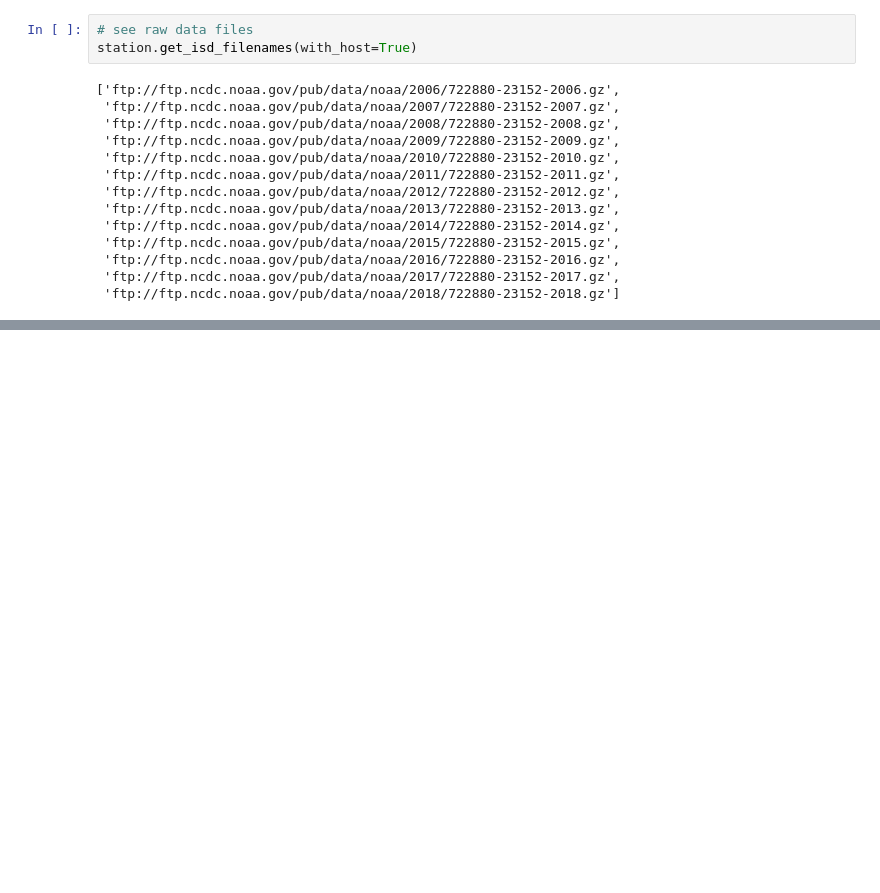
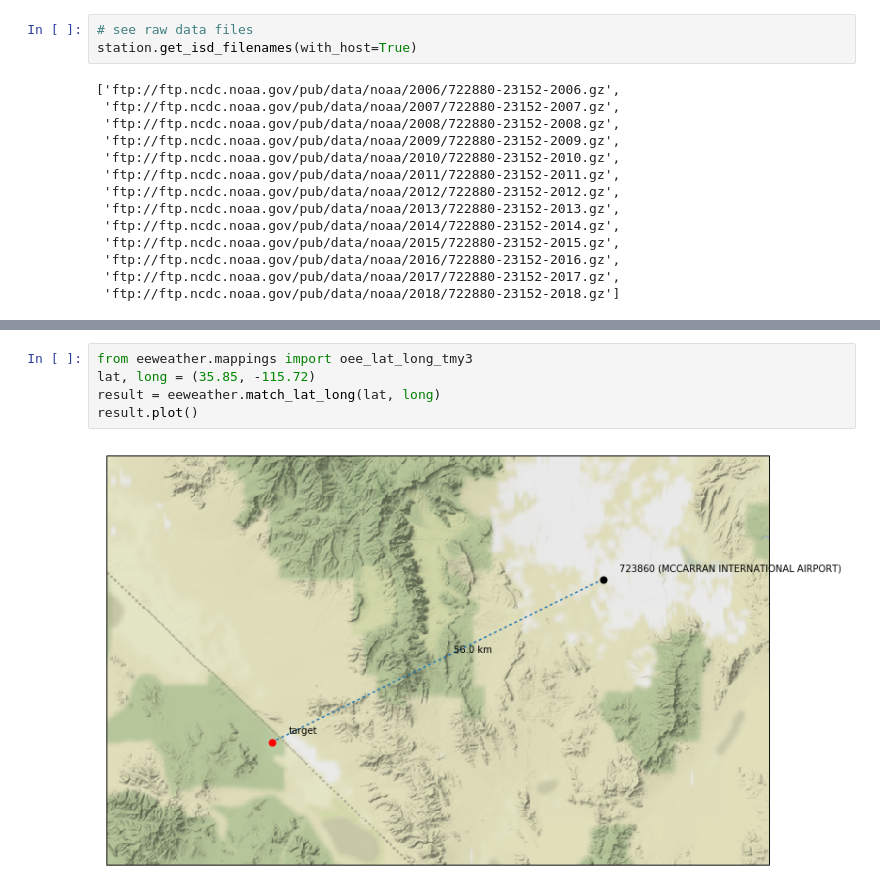
Before and after one commit to openeemeter/eeweather, a Jupyter notebook: scripts/tutorial.ipynb, the cells around one changed output, grey strips where cells are left out. Cells and saved outputs as stored; diff of their text form; blank space fills up the shorter version.

```diff
--- a/scripts/tutorial.ipynb
+++ b/scripts/tutorial.ipynb
@@ -138,0 +137,7 @@ plt.show()
+# %%
+from eeweather.mappings import oee_lat_long_tmy3
+lat, long = (35.85, -115.72)
+result = eeweather.match_lat_long(lat, long)
+result.plot()
+# %% [output]
+[figure, added]
```
Also changed, not shown: parts of 5 cells of this notebook, 8 other files.
